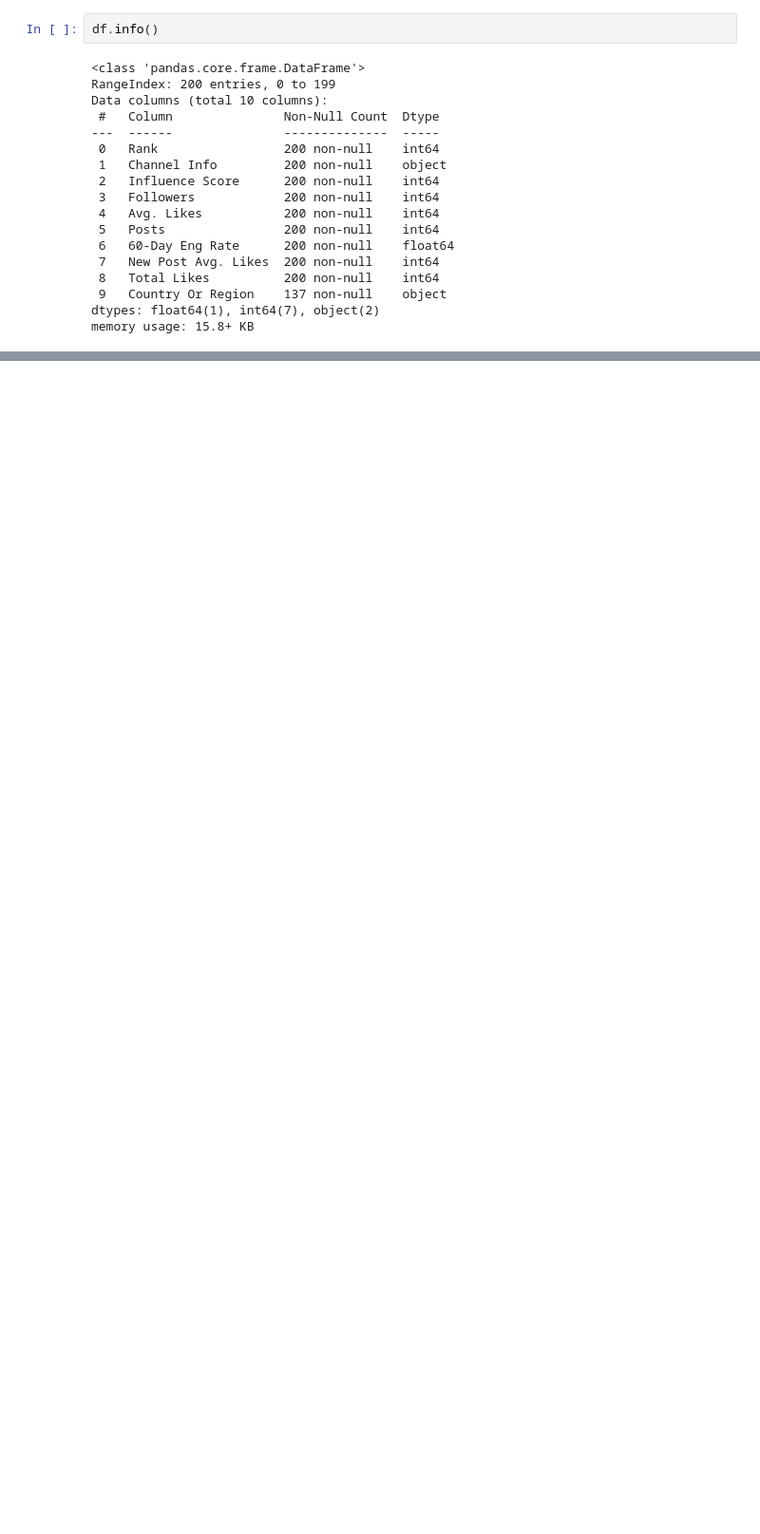
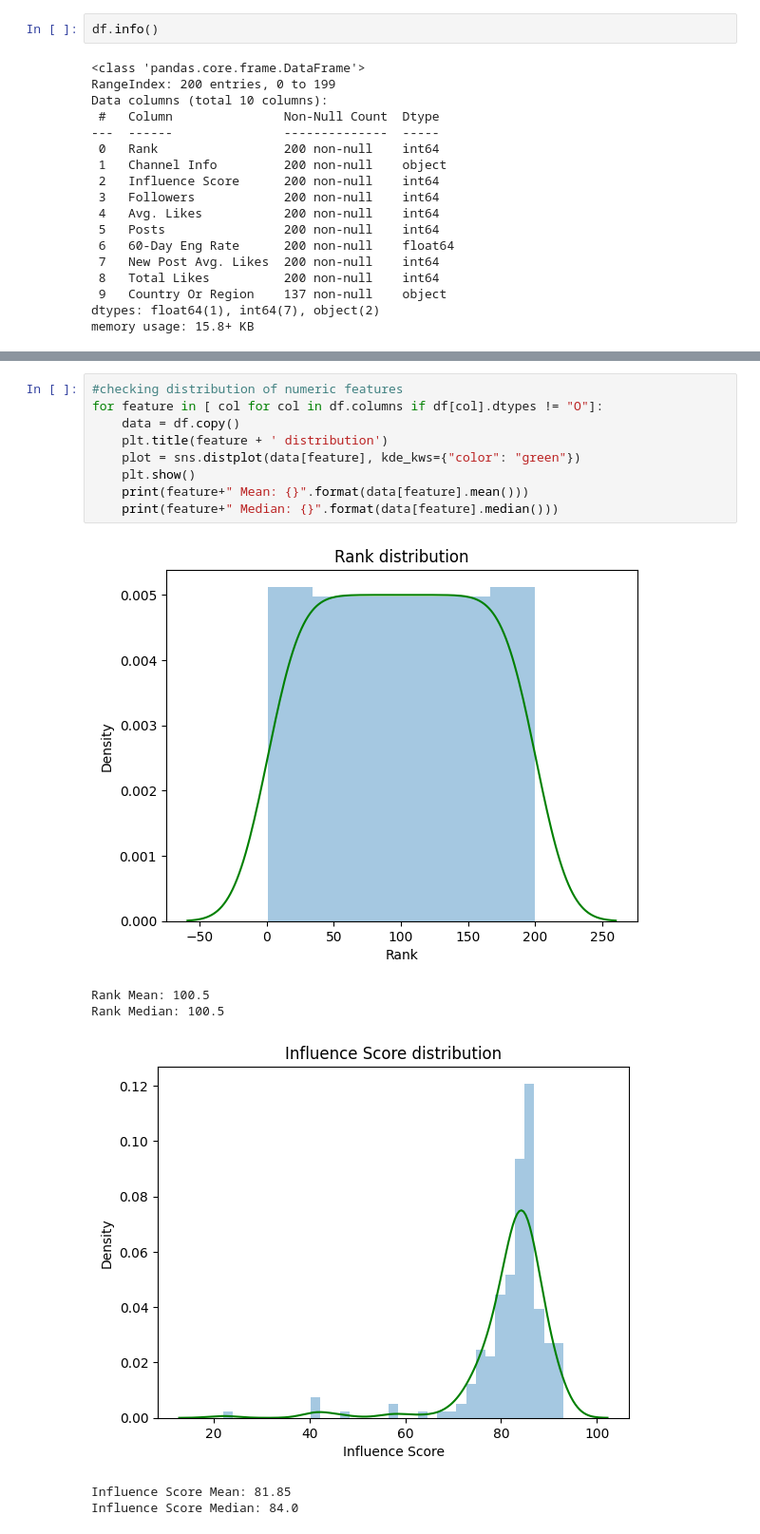
Before and after one commit to obaliuta/instablogers, a Jupyter notebook: notebook.ipynb, the cells around one changed output, grey strips where cells are left out. Shown: that part at 95% size. Saved outputs shown, nothing was run; the diff lists cells and outputs as text; blank space fills up the shorter version.

```diff
--- a/notebook.ipynb
+++ b/notebook.ipynb
@@ -93,0 +173,16 @@ sns.heatmap(df.corr())
+# %%
+#checking distribution of numeric features
+for feature in [ col for col in df.columns if df[col].dtypes != "O"]:
+    data = df.copy()
+    plt.title(feature + ' distribution')
+    plot = sns.distplot(data[feature], kde_kws={"color": "green"})
+    plt.show()
+    print(feature+" Mean: {}".format(data[feature].mean()))
+    print(feature+" Median: {}".format(data[feature].median()))
+# %% [output]
+[figure, added]
+Rank Mean: 100.5
+Rank Median: 100.5
+[figure, added]
+Influence Score Mean: 81.85
+Influence Score Median: 84.0
```
Also changed, not shown: parts of 17 cells of this notebook, 1 other file.
